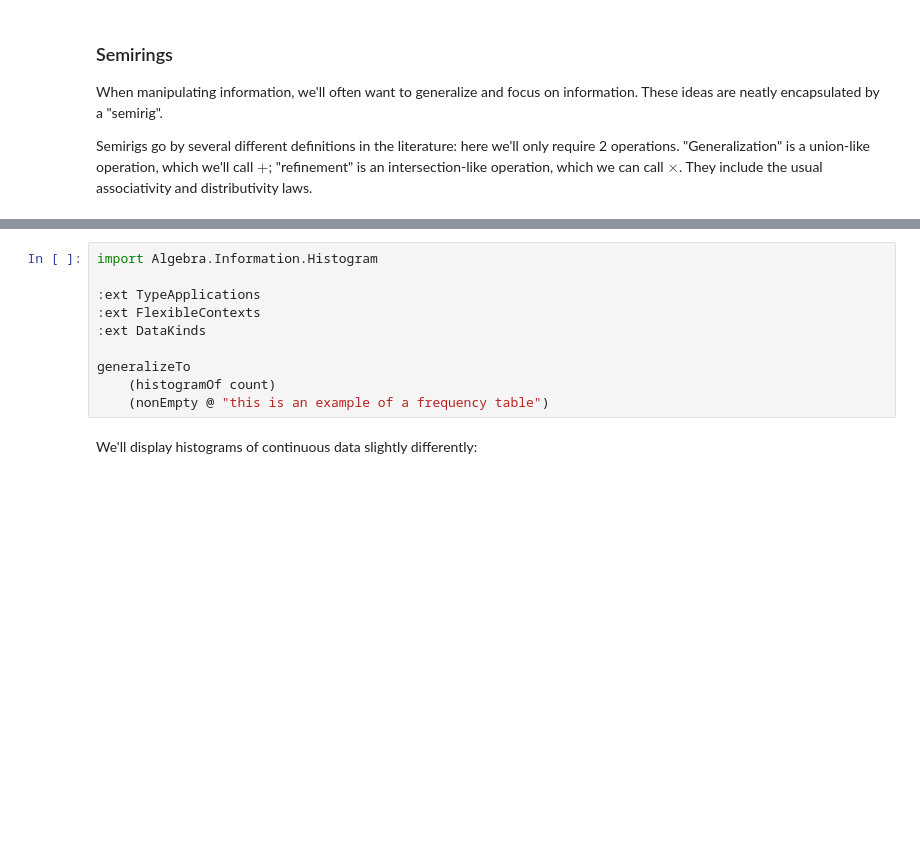
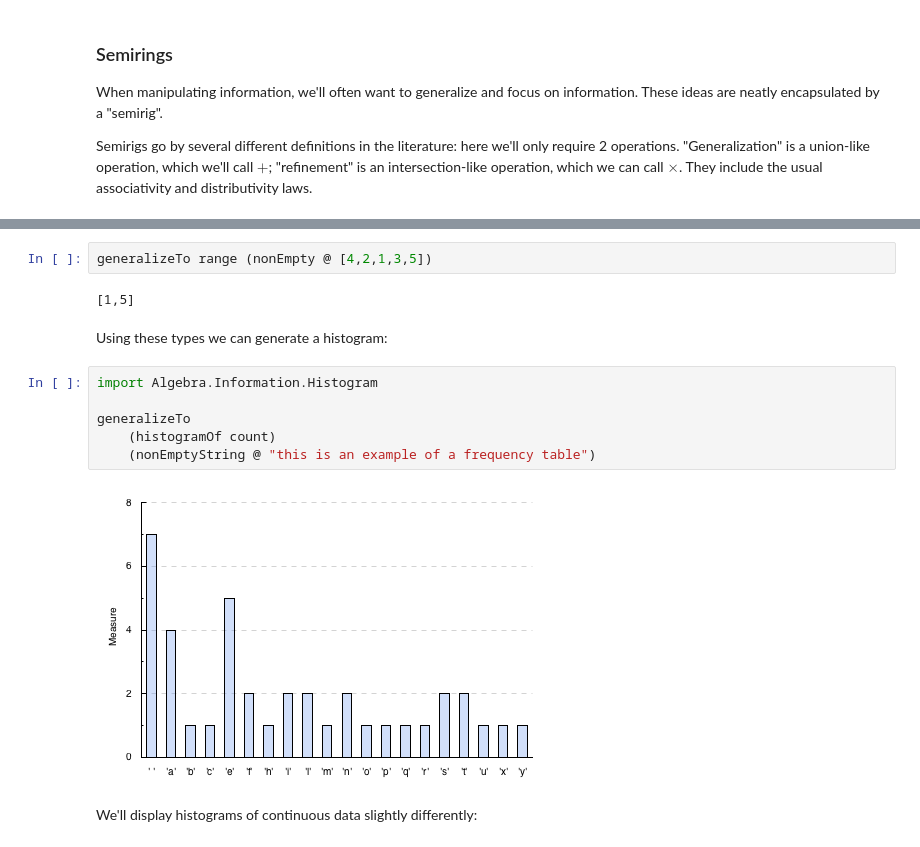
Before and after one commit to oisdk/IHaskell, a Jupyter notebook: notebooks/Privacy.ipynb, the cells around one changed output, grey strips where cells are left out. Cells and saved outputs as stored; diff of their text form; blank space fills up the shorter version.

```diff
--- a/notebooks/Privacy.ipynb
+++ b/notebooks/Privacy.ipynb
@@ -99,13 +101,17 @@ A more interesting type is perhaps a histogram:
+# %%
+generalizeTo range (nonEmpty @ [4,2,1,3,5])
+# %% [output]
+[1,5]
+# %% [markdown]
+Using these types we can generate a histogram:
 # %%
 import Algebra.Information.Histogram
 
-:ext TypeApplications
-:ext FlexibleContexts
-:ext DataKinds
-
 generalizeTo
     (histogramOf count)
-    (nonEmpty @ "this is an example of a frequency table")
+    (nonEmptyString @ "this is an example of a frequency table")
+# %% [output]
+[figure, added]
 # %% [markdown]
 We'll display histograms of continuous data slightly differently:
 # %%
```
Also changed, not shown: parts of 20 cells of this notebook, 4 other files.
